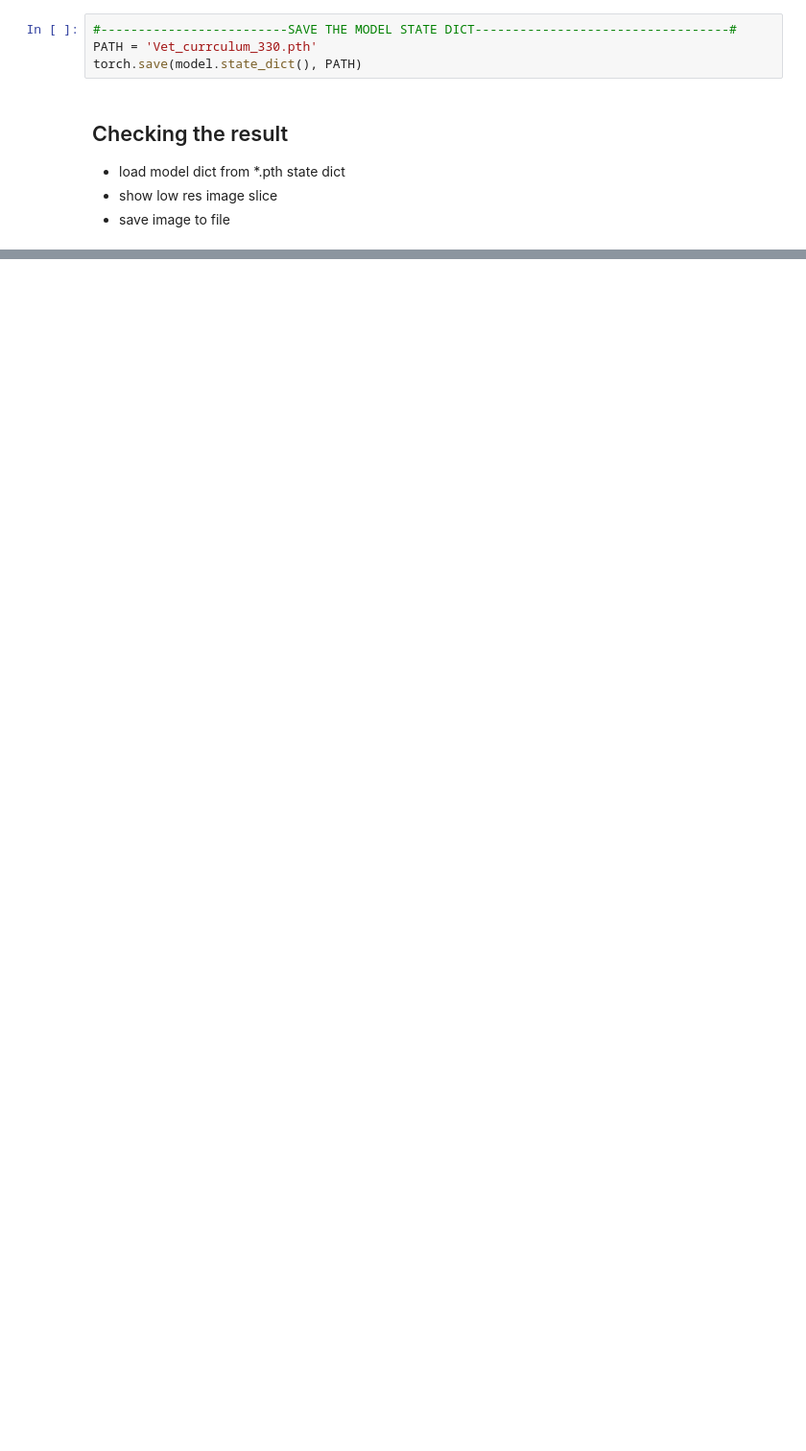
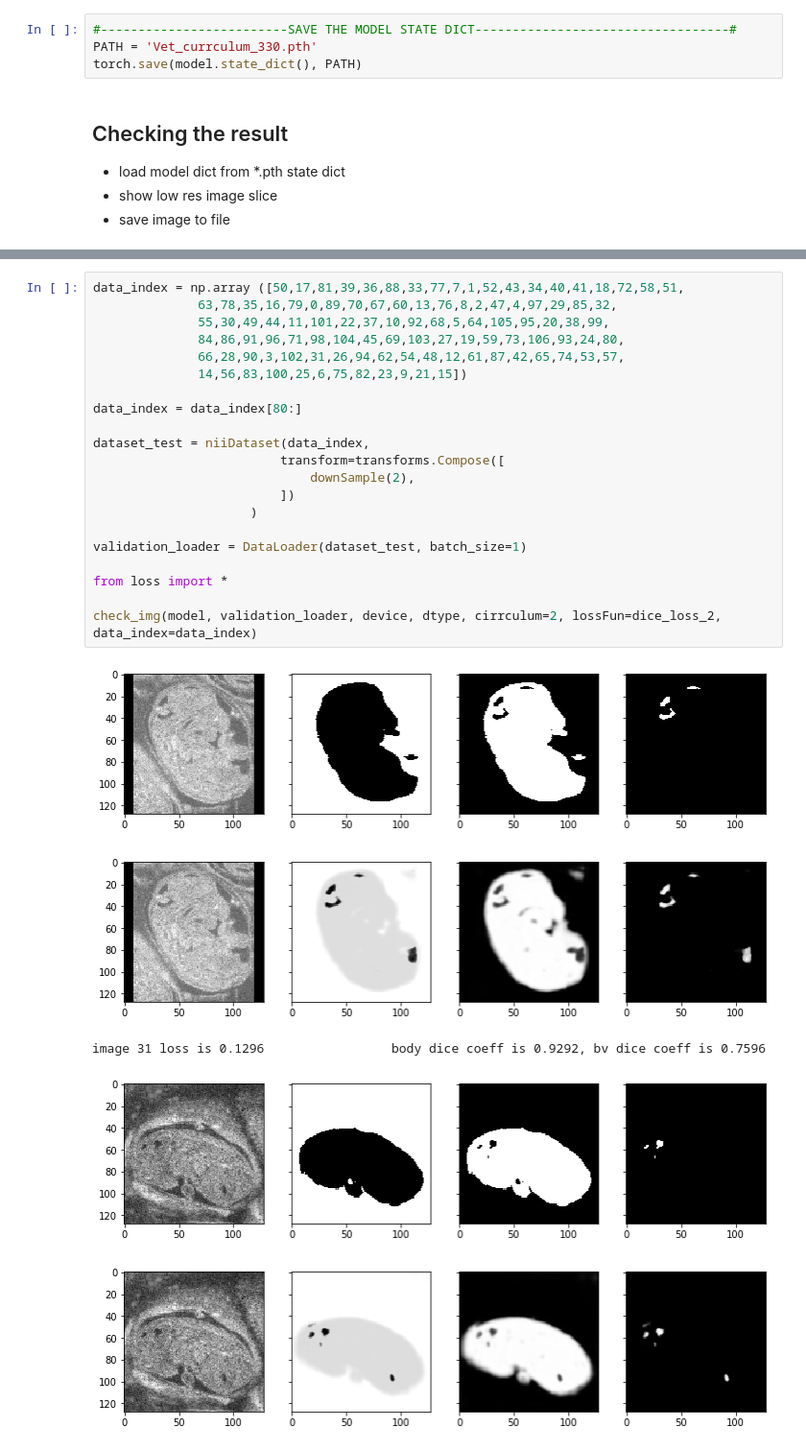
Before and after one commit to tongdaxu/ECE-GY-6123-IMAGE-AND-VIDEO-PROCESSING, a Jupyter notebook: MouseProj/03. Vnet.ipynb, the cells around one changed output, grey strips where cells are left out. Shown at 96% size. Saved outputs shown, nothing was run; the diff lists cells and outputs as text; blank space fills up the shorter version.

Commit message:
validation, save nii, show nii, final dice loss

```diff
--- a/MouseProj/03. Vnet.ipynb
+++ b/MouseProj/03. Vnet.ipynb
@@ -169,0 +139,27 @@ check_img(model, validation_loader, device, dtype, cirrculum=2, lossFun=dice_los
+# %%
+data_index = np.array ([50,17,81,39,36,88,33,77,7,1,52,43,34,40,41,18,72,58,51,
+              63,78,35,16,79,0,89,70,67,60,13,76,8,2,47,4,97,29,85,32,
+              55,30,49,44,11,101,22,37,10,92,68,5,64,105,95,20,38,99,
+              84,86,91,96,71,98,104,45,69,103,27,19,59,73,106,93,24,80,
+              66,28,90,3,102,31,26,94,62,54,48,12,61,87,42,65,74,53,57,
+              14,56,83,100,25,6,75,82,23,9,21,15])
+
+data_index = data_index[80:]
+
+dataset_test = niiDataset(data_index,
+                         transform=transforms.Compose([
+                             downSample(2),
+                         ])
+                     )
+
+validation_loader = DataLoader(dataset_test, batch_size=1)
+
+from loss import *
+
+check_img(model, validation_loader, device, dtype, cirrculum=2, lossFun=dice_loss_2, data_index=data_index)
+# %% [output]
+[figure, added]
+[figure, added]
+image 31 loss is 0.1296                 body dice coeff is 0.9292, bv dice coeff is 0.7596
+[figure, added]
+[figure, added]
```
Also changed, not shown: parts of 5 cells of this notebook, 3 other files.
